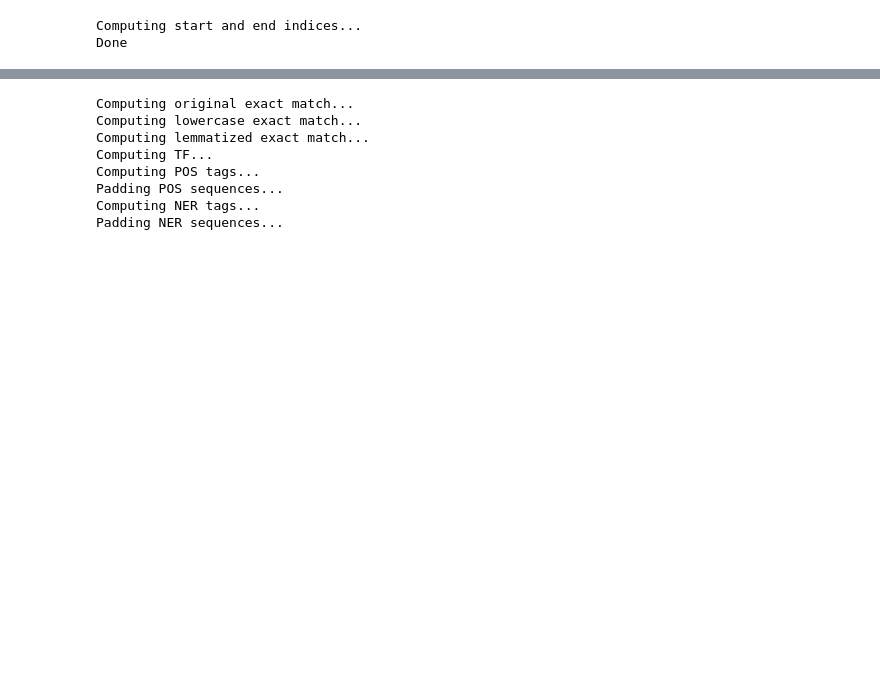
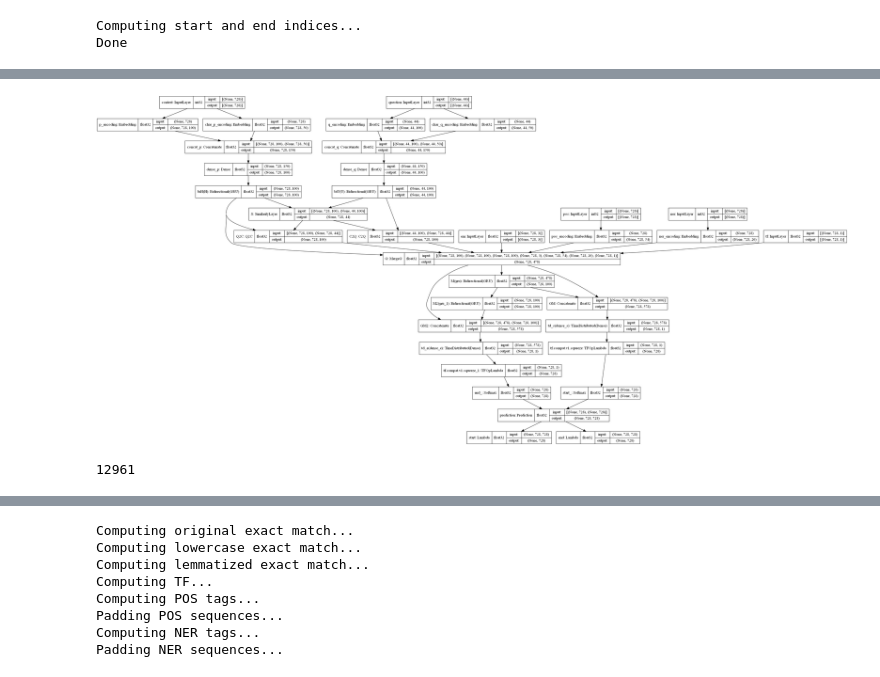
Before and after one commit to FrancescoFarinola/Question-Answering-SQuAD, a Jupyter notebook: main_for_training.ipynb, the cells around one changed output, grey strips where cells are left out. Saved outputs shown, nothing was run; the diff lists cells and outputs as text; code cells hidden in the pictures; blank space fills up the shorter version.

```diff
--- a/main_for_training.ipynb
+++ b/main_for_training.ipynb
@@ -164,0 +174,7 @@ importlib.reload(our_model)
+# %%
+if MODEL == 'drqa' or MODEL == 'our_model':
+    tag2idx, idx2tag = utils.create_pos_dicts()
+    ner2idx, idx2ner = utils.create_ner_dicts()
+
+    pos_embedding_matrix = to_categorical(list(idx2tag.keys()))
+    ner_embedding_matrix = to_categorical(list(idx2ner.keys()))
@@ -164,0 +184,8 @@ importlib.reload(our_model)
+# %%
+if MODEL == 'bidaf' or MODEL =='our_model':
+    if isfile(f"{MODELS_DIR}/char_embedding_matrix.npz"):
+        print('Loading char matrix')
+        char_embedding_matrix = np.load(f'{MODELS_DIR}/char_embedding_matrix.npz')['matrix']
+    else:
+        char_embedding_matrix = utils.get_char_embeddings(df_word_listing, df_word_to_idx)
+        np.savez_compressed(f'{MODELS_DIR}/char_embedding_matrix', matrix=char_embedding_matrix)
@@ -311,4 +286,0 @@ gc.collect()
-# %%
-mycb = EarlyStopping(patience=5, restore_best_weights=True)
-model.fit(x_tr, y_tr, validation_data=(x_val, y_val), epochs=1, batch_size=16, callbacks=[mycb])
-model.save_weights(f"{MODELS_DIR}/our_weights.h5")
@@ -324,0 +295,13 @@ INFO:tensorflow:Assets written to: ./models/our_model\assets
+# %%
+if MODEL == 'drqa':
+    model = drqa_model.build_model(MAX_QUESTION_LENGTH, MAX_CONTEXT_LENGTH, EMBEDDING_DIM, embedding_matrix,
+                pos_embedding_matrix, ner_embedding_matrix)
+elif MODEL == 'our_model':
+    model = our_model.build_model(MAX_QUESTION_LENGTH, MAX_CONTEXT_LENGTH, EMBEDDING_DIM, embedding_matrix,
+                                  char_embedding_matrix, pos_embedding_matrix, ner_embedding_matrix)
+elif MODEL == 'bidaf':
+    model = bidaf_model.build_model(MAX_QUESTION_LENGTH, MAX_CONTEXT_LENGTH, EMBEDDING_DIM,
+                                    embedding_matrix, char_embedding_matrix)
+
+model.compile(loss='categorical_crossentropy', optimizer='nadam', metrics='accuracy')
+model.summary()
@@ -324,0 +326,9 @@ INFO:tensorflow:Assets written to: ./models/our_model\assets
+# %%
+plot_model(model, rankdir='TB', show_shapes=True, show_dtype=True, to_file=f"{MODELS_DIR}/{MODEL}.png")
+# %% [output]
+[figure, added]
+# %%
+import gc
+gc.collect()
+# %% [output]
+12961
```
Also changed, not shown: parts of 37 cells of this notebook.
